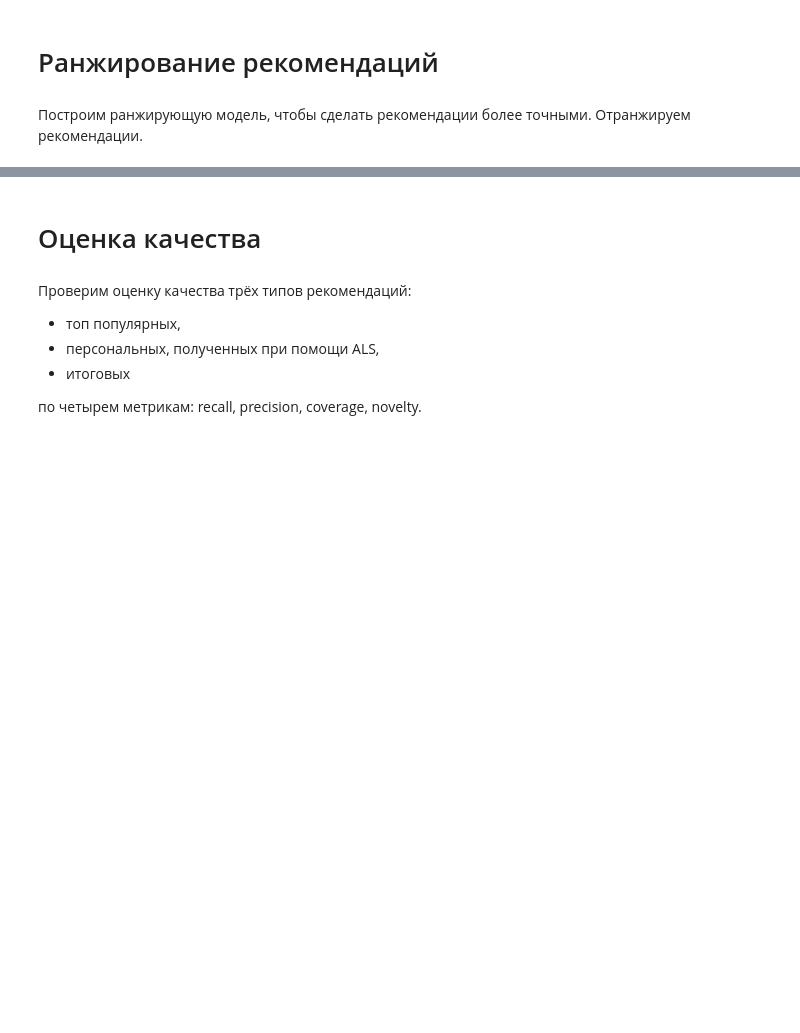
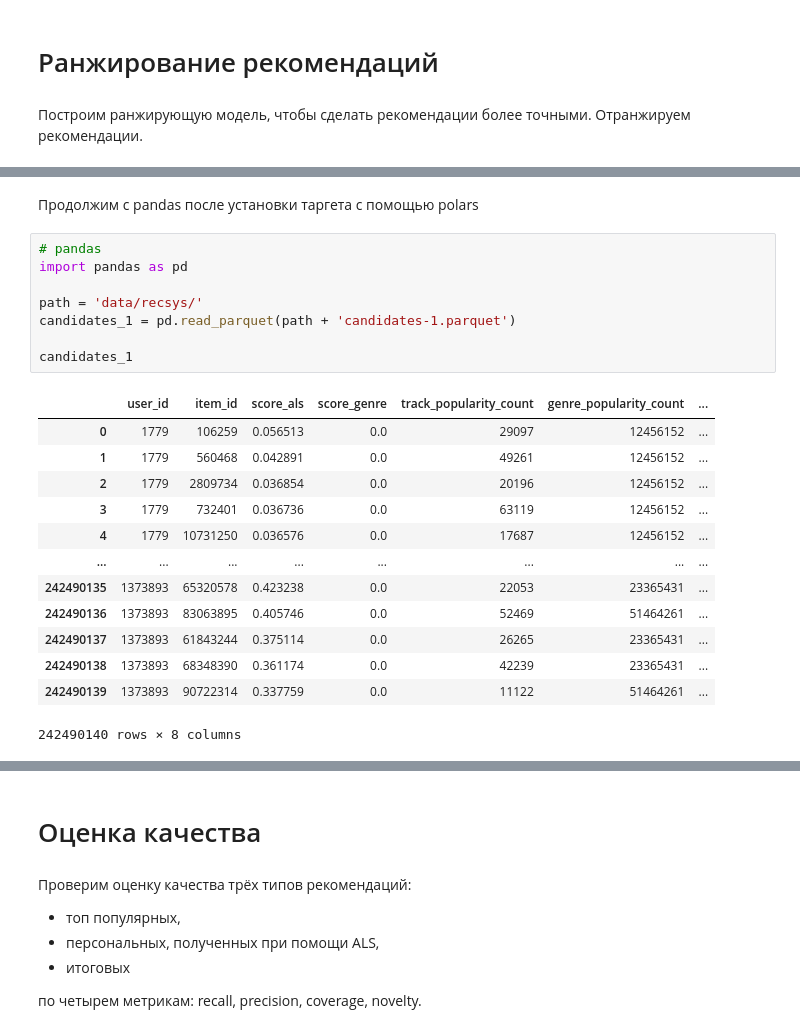
Before and after one commit to khromenko/mle-project-sprint-4-v001, a Jupyter notebook: recommendations.ipynb, the cells around one changed output, grey strips where cells are left out. Drawn from its saved outputs; the diff is of its cells as text; blank space fills up the shorter version.

```diff
--- a/recommendations.ipynb
+++ b/recommendations.ipynb
@@ -2529,0 +2599,24 @@ memory usage: 4.3 GB
+# %% [markdown]
+Продолжим с pandas после установки таргета с помощью polars
+# %%
+# pandas
+import pandas as pd
+
+path = 'data/recsys/'
+candidates_1 = pd.read_parquet(path + 'candidates-1.parquet')
+
+candidates_1
+# %% [output]
+|  | user_id | item_id | score_als | score_genre | track_popularity_count | genre_popularity_count | ... |
+| 0 | 1779 | 106259 | 0.056513 | 0.0 | 29097 | 12456152 | ... |
+| 1 | 1779 | 560468 | 0.042891 | 0.0 | 49261 | 12456152 | ... |
+| 2 | 1779 | 2809734 | 0.036854 | 0.0 | 20196 | 12456152 | ... |
+| 3 | 1779 | 732401 | 0.036736 | 0.0 | 63119 | 12456152 | ... |
+| 4 | 1779 | 10731250 | 0.036576 | 0.0 | 17687 | 12456152 | ... |
+| ... | ... | ... | ... | ... | ... | ... | ... |
+| 242490135 | 1373893 | 65320578 | 0.423238 | 0.0 | 22053 | 23365431 | ... |
+| 242490136 | 1373893 | 83063895 | 0.405746 | 0.0 | 52469 | 51464261 | ... |
+| 242490137 | 1373893 | 61843244 | 0.375114 | 0.0 | 26265 | 23365431 | ... |
+| 242490138 | 1373893 | 68348390 | 0.361174 | 0.0 | 42239 | 23365431 | ... |
+| 242490139 | 1373893 | 90722314 | 0.337759 | 0.0 | 11122 | 51464261 | ... |
+242490140 rows × 8 columns
```
Also changed, not shown: parts of 21 cells of this notebook.
